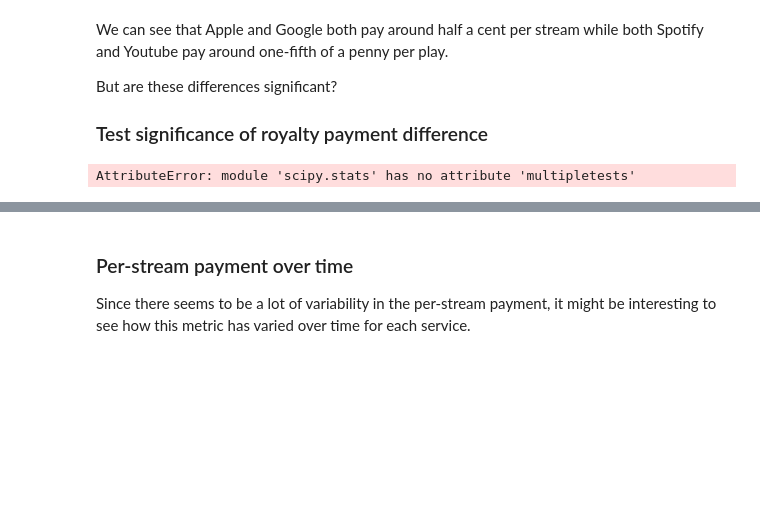
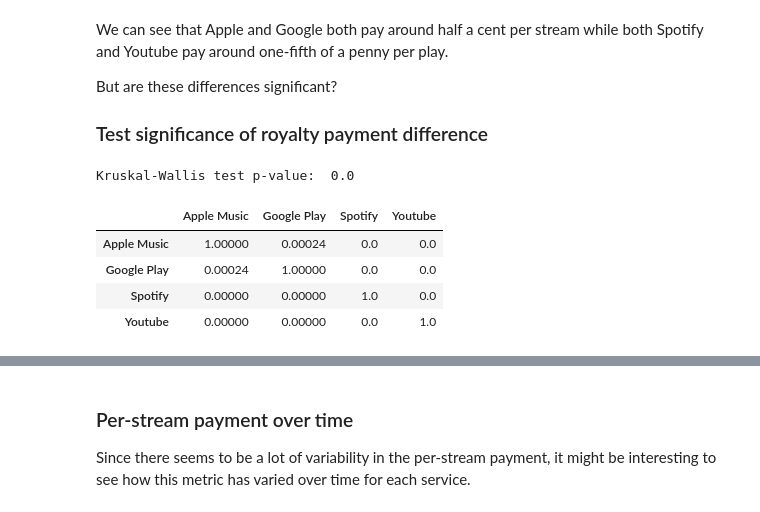
Before and after one commit to nolaneley/analysis_my_streaming_royalties, a Jupyter notebook: royalty_analysis.ipynb, the cells around one changed output, grey strips where cells are left out. Saved outputs shown, nothing was run; the diff lists cells and outputs as text; code cells hidden in the pictures; blank space fills up the shorter version.

```diff
--- a/royalty_analysis.ipynb
+++ b/royalty_analysis.ipynb
@@ -130,20 +152,24 @@ But are these differences significant?
 
 ### Test significance of royalty payment difference
 # %%
-# TO DO: Change to Kruskal Wallis test with Bonferroni correction
+import scikit_posthocs as sp
 
 # Test significance between payment differences of
-price_list = [group['Price'].values for partner, group in df.groupby('Partner Name') if partner in plays_dict.keys()]
+price_list = [group['Price'].values for partner, group in df.groupby('Partner Name') if partner in top_partners]
 
+# Conduct kruskal-wallis test
+statistic, p = stats.kruskal(*price_list)
+print("Kruskal-Wallis test p-value: ", p)
 
-statistic, p = stats.kruskal(*price_list)
+# Post-hoc analysis using holm-bonferroni correction
+ph = sp.posthoc_dunn(df[df['Partner Name'].isin(top_partners)],
+                    val_col='Price', group_col='Partner Name', p_adjust='holm')
 
-p_corrected = stats.multipletests(p, method='bonferroni')
-
-p_corrected
-
-# _, p = stats.mannwhitneyu(apple.Price.values, spotify.Price.values, alternative='two-sided')
-
-# print(p)
+ph.round(5)
 # %% [output]
-AttributeError: module 'scipy.stats' has no attribute 'multipletests'
+Kruskal-Wallis test p-value:  0.0
+|  | Apple Music | Google Play | Spotify | Youtube |
+| Apple Music | 1.00000 | 0.00024 | 0.0 | 0.0 |
+| Google Play | 0.00024 | 1.00000 | 0.0 | 0.0 |
+| Spotify | 0.00000 | 0.00000 | 1.0 | 0.0 |
+| Youtube | 0.00000 | 0.00000 | 0.0 | 1.0 |
```
Also changed, not shown: parts of 19 cells of this notebook, 11 other files.
